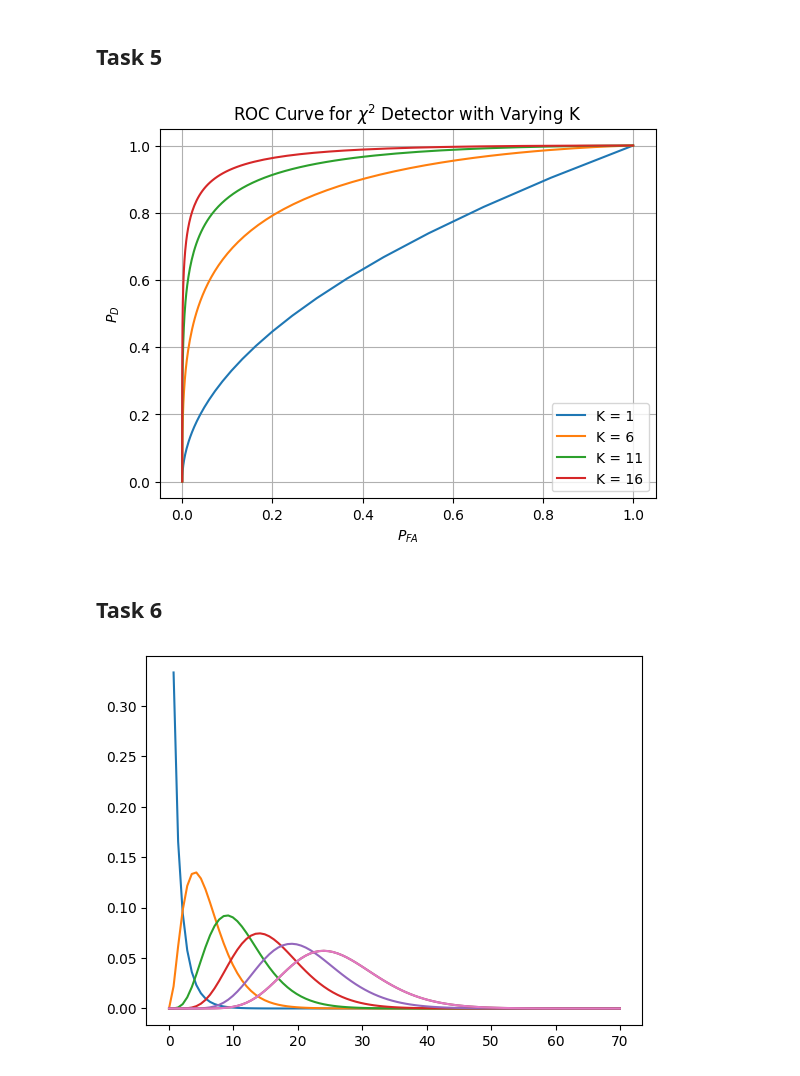
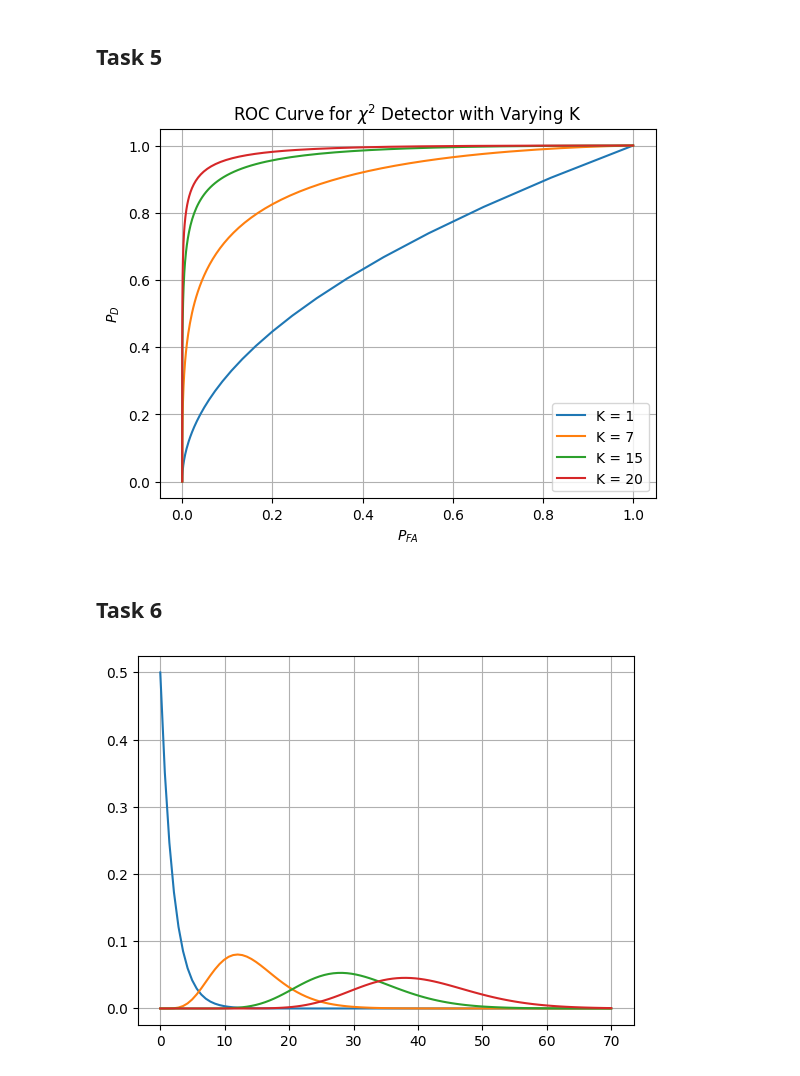
Before and after one commit to jakobaustrheim/TTT4275-Project, a Jupyter notebook: project/tasks.ipynb, the cells around one changed output. Drawn from its saved outputs; the diff is of its cells as text; code cells hidden in the pictures.

```diff
--- a/project/tasks.ipynb
+++ b/project/tasks.ipynb
@@ -213,13 +216,19 @@ threshold = (np.log(lam) - k*np.log(sigmaW/(sigmaW*sigmaS))*sigmaW*(sigmaW+sigma
 # %% [markdown]
 ## Task 5
 # %%
-threshold = np.linspace(0, 100, 500)
+from scipy.stats import norm, chi2
 
-for K in range(1,20, 5):
-    df = 2 * K  # Frihetsgrader for kompleks kjikvadrat
-    PFa = 1 - chi2.cdf(2*threshold / sigmaW, df=df)
-    PD  = 1 - chi2.cdf(2*threshold / (sigmaW + sigmaS), df=df)
-    plt.plot(PFa, PD, label=f'K = {K}')
+#threshold = (np.log(x) - k*np.log(sigmaW/(sigmaW*sigmaS))*sigmaW*(sigmaW+sigmaS)/sigmaS)
+
+x = np.linspace(0, 100, 500)
+
+K = [1, 7, 15, 20]
+
+for k in K:
+    df = 2 * k  # Frihetsgrader for kompleks kjikvadrat
+    PFa = 1 - chi2.cdf(2*x / sigmaW, df=df)
+    PD  = 1 - chi2.cdf(2*x / (sigmaW + sigmaS), df=df)
+    plt.plot(PFa, PD, label=f'K = {k}')
 
 
 plt.xlabel('$P_{FA}$')
@@ -230,25 +239,28 @@ plt.legend()
 plt.grid(True)
 plt.show()
 # %% [output]
-[figure, old version]
+[figure, new version]
 # %% [markdown]
 ## Task 6
 # %%
+from scipy.stats import norm, chi2
 # threshold = np.linspace(0, 100, 500)
 
 # k = 30
 
 # #Exact PD and PFa
 # PD = 1 - chi2.cdf((2*threshold)/(sigmaS + sigmaW), 2)
 # PFa = 1 - chi2.cdf((2*threshold)/(sigmaW), 2)
 
+K = [1, 7, 15, 20]
+
 x = np.linspace(0, 70, 100)
-for k in range(1,30, 5):
-    chi = chi2.pdf(x, k)
+for k in K:
+    df = 2*k
+    chi = chi2.pdf(x, df)
     plt.plot(x, chi)
 
-norm = norm.pdf(30)
-plt.plot(x, chi)
+plt.grid()
 plt.show()
 # %% [output]
-[figure, old version]
+[figure, new version]
```
Also changed, not shown: parts of 4 cells of this notebook.
